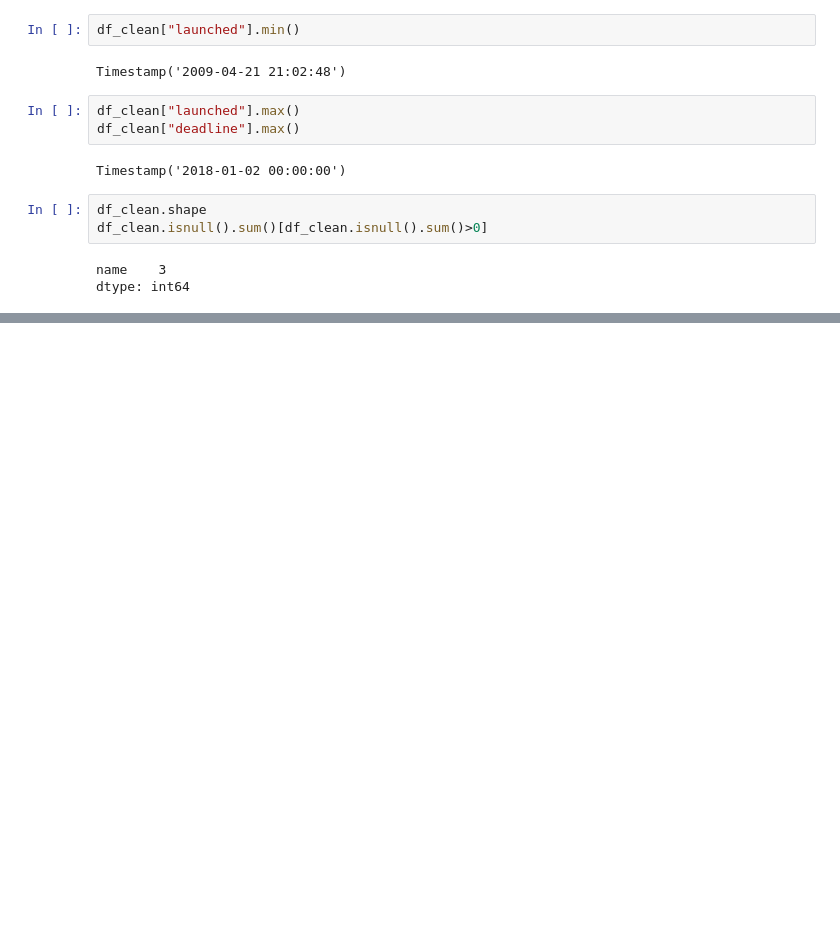
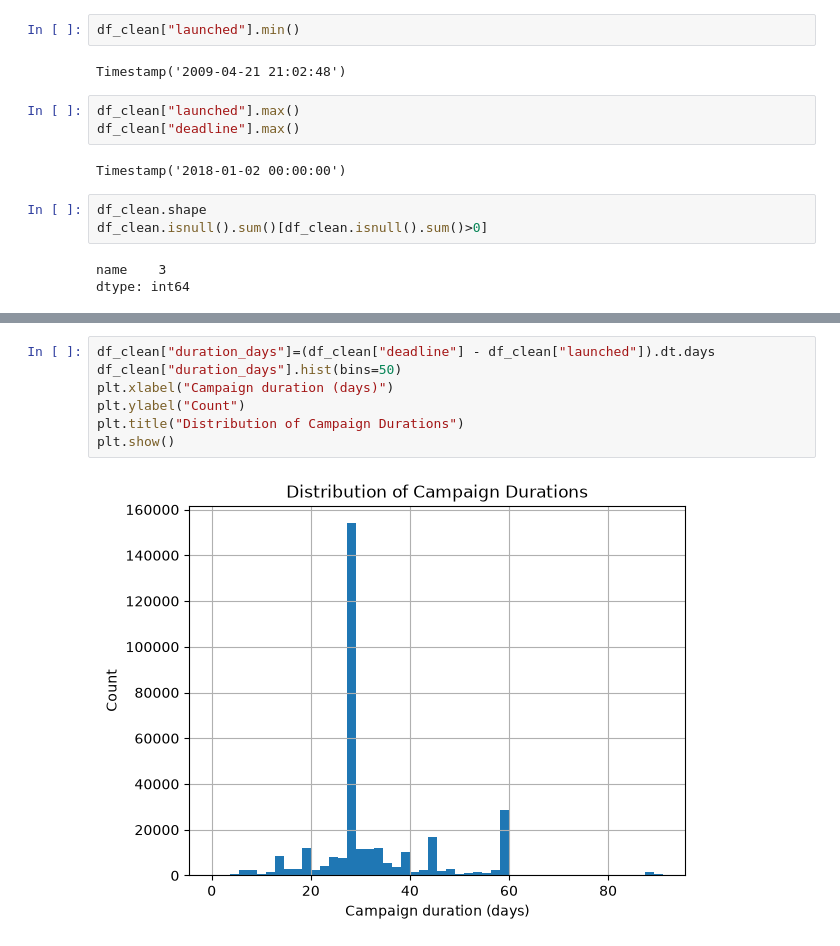
Before and after one commit to Soumya-205/WillItFund, a Jupyter notebook: notebooks/01_explorarion.ipynb, the cells around one changed output, grey strips where cells are left out. Cells and saved outputs as stored; diff of their text form; blank space fills up the shorter version.

```diff
--- a/notebooks/01_explorarion.ipynb
+++ b/notebooks/01_explorarion.ipynb
@@ -158,0 +186,9 @@ dtype: int64
+# %%
+df_clean["duration_days"]=(df_clean["deadline"] - df_clean["launched"]).dt.days
+df_clean["duration_days"].hist(bins=50)
+plt.xlabel("Campaign duration (days)")
+plt.ylabel("Count")
+plt.title("Distribution of Campaign Durations")
+plt.show()
+# %% [output]
+[figure, added]
```
Also changed, not shown: parts of 9 cells of this notebook.
